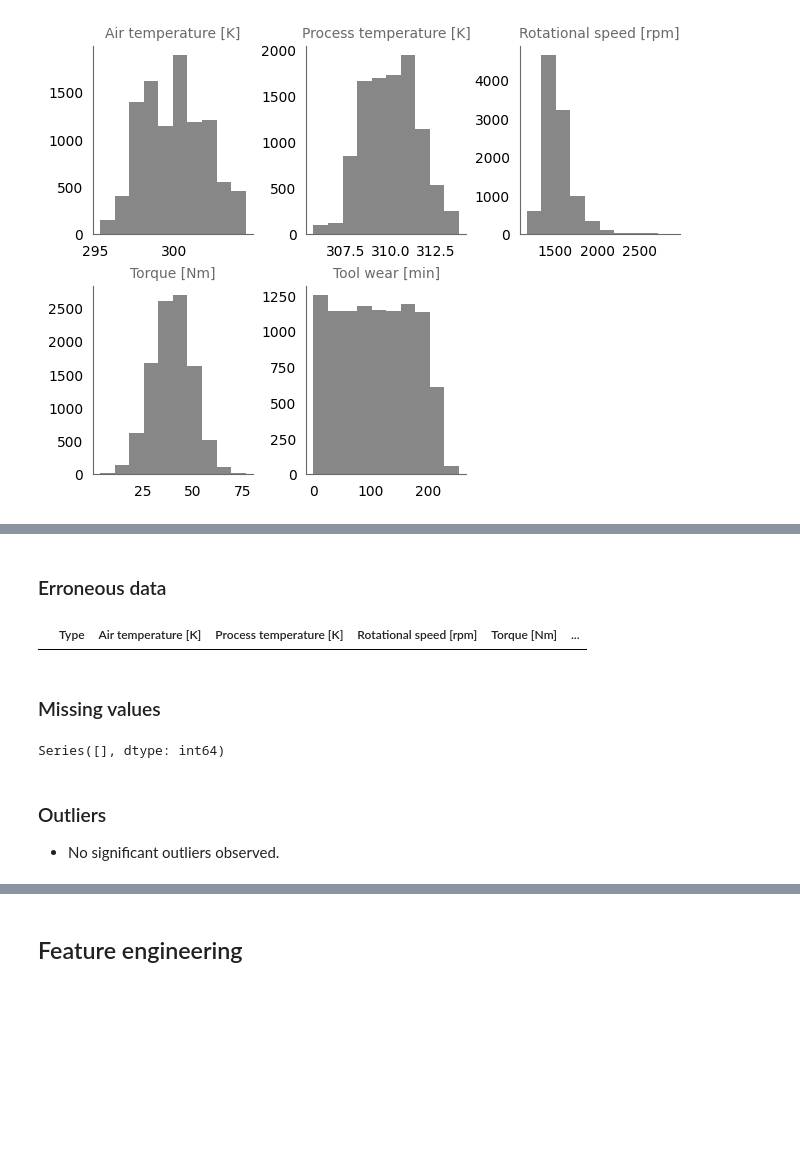
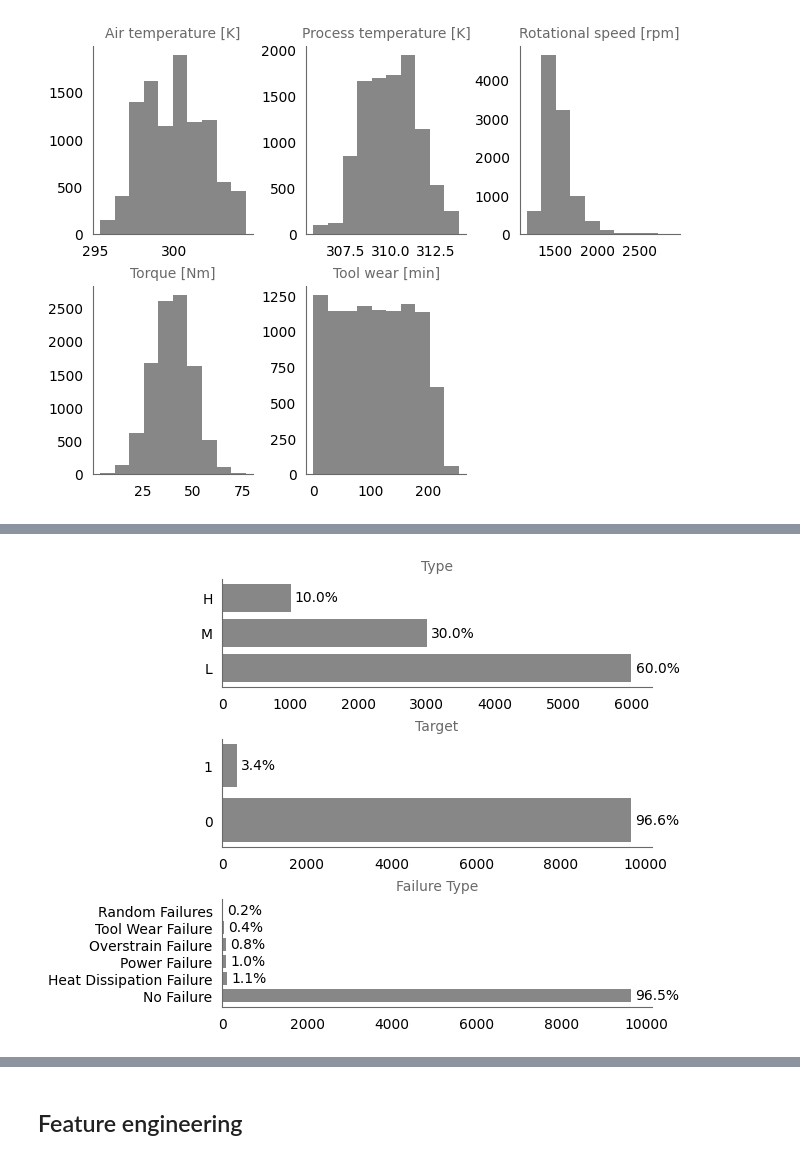
Before and after one commit to earth1987/machine-failure-type, a Jupyter notebook: notebooks/data_exploration.ipynb, the cells around one changed output, grey strips where cells are left out. Drawn from its saved outputs; the diff is of its cells as text; code cells hidden in the pictures; blank space fills up the shorter version.

```diff
--- a/notebooks/data_exploration.ipynb
+++ b/notebooks/data_exploration.ipynb
@@ -148,7 +210,7 @@ fig, axes = plt.subplots(
     nrows=2, ncols=3, constrained_layout=True, figsize=(6.4, 4.8))
 i = 0
 axes = axes.flatten()
-for col in features_df.select_dtypes(include=['number']).columns:
+for col in raw_df.select_dtypes(include=['number']).columns:
     axes[i].hist(raw_df[col], color='dimgray', alpha=0.8, label='')
     axes[i].set_title(col, fontsize=10, color='dimgray')
     i += 1
@@ -180,2 +297,0 @@ ax.bar_label(bars, padding=1);
-# %%
-raw_df = raw_df.drop(['UDI', 'Product ID'], axis=1)
@@ -228,4 +297,0 @@ axes.bar_label(bars, padding=1);
-# %%
-from custom_funcs import perc_func
-for col in target_df.columns:
-    display(perc_func(raw_df, col))
@@ -245,17 +297,0 @@ for col in target_df.columns:
-# %%
-# Bar chart
-fig, axes = plt.subplots(
-    nrows=2, ncols=1, constrained_layout=True, figsize=(6.4, 4.8))
-for ax in axes:
-    ax.tick_params(bottom=False, left=False)
-    ax.grid(False)
-    ax.spines[['top', 'right']].set_visible(False)
-    ax.spines[['left', 'bottom']].set_color('dimgray')
-
-i = 0
-for col in target_df.columns:
-    obj_value_counts = target_df[col].value_counts()
-    axes[i].barh(obj_value_counts.index, obj_value_counts.values,
-                 color='dimgray', alpha=0.8)
-    axes[i].set_title(col, fontsize=10, color='dimgray')
-    i += 1
@@ -324,15 +298,22 @@ clean_df = raw_df.copy(deep=True)
-# %% [markdown]
-### Erroneous data
-# %%
-clean_df[clean_df.duplicated()]
-# %% [output]
-|  | Type | Air temperature [K] | Process temperature [K] | Rotational speed [rpm] | Torque [Nm] | ... |
-# %% [markdown]
-### Missing values
-# %%
-clean_df.isnull().sum()[(clean_df.isnull().sum() > 1)]
-# %% [output]
-Series([], dtype: int64)
-# %% [markdown]
-### Outliers
-* No significant outliers observed.
+# %%
+# Frequency plots
+fig, axes = plt.subplots(
+    nrows=3, ncols=1, constrained_layout=True, figsize=(6.4, 4.8)
+)
+i = 0
+for col in ['Type', 'Target', 'Failure Type']:
+    counts = raw_df[col].value_counts()
+    percs = raw_df[col].value_counts(normalize=True)
+    rects = axes[i].barh(counts.index, counts.values,
+                         color='dimgray', alpha=0.8)
+    axes[i].bar_label(rects, labels=[str(round(x*100, 1)) +
+                      '%' for x in percs.values], padding=3)
+    axes[i].set_title(col, fontsize=10, color='dimgray')
+    i += 1
+for ax in axes:
+    ax.tick_params(bottom=False, left=False)
+    ax.grid(False)
+    ax.spines[['top', 'right']].set_visible(False)
+    ax.spines[['left', 'bottom']].set_color('dimgray')
+# %% [output]
+[figure, added]
```
Also changed, not shown: parts of 69 cells of this notebook.
